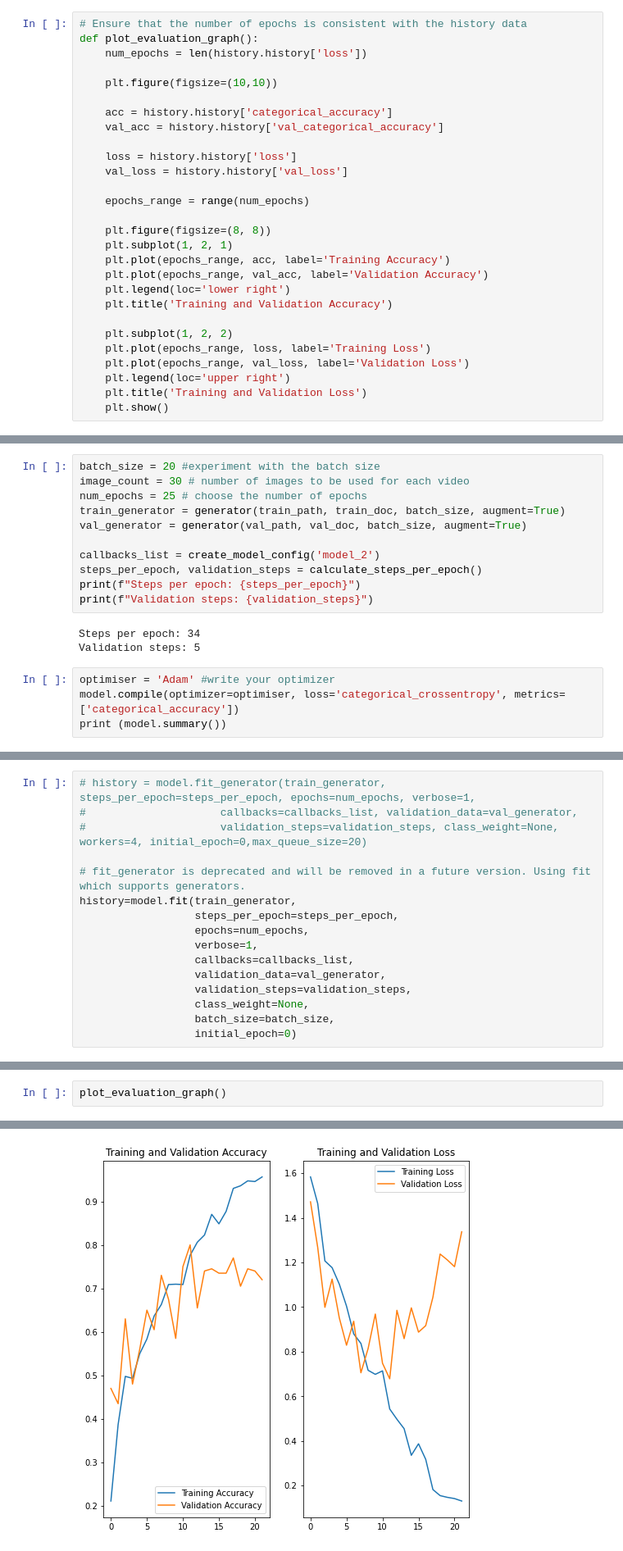
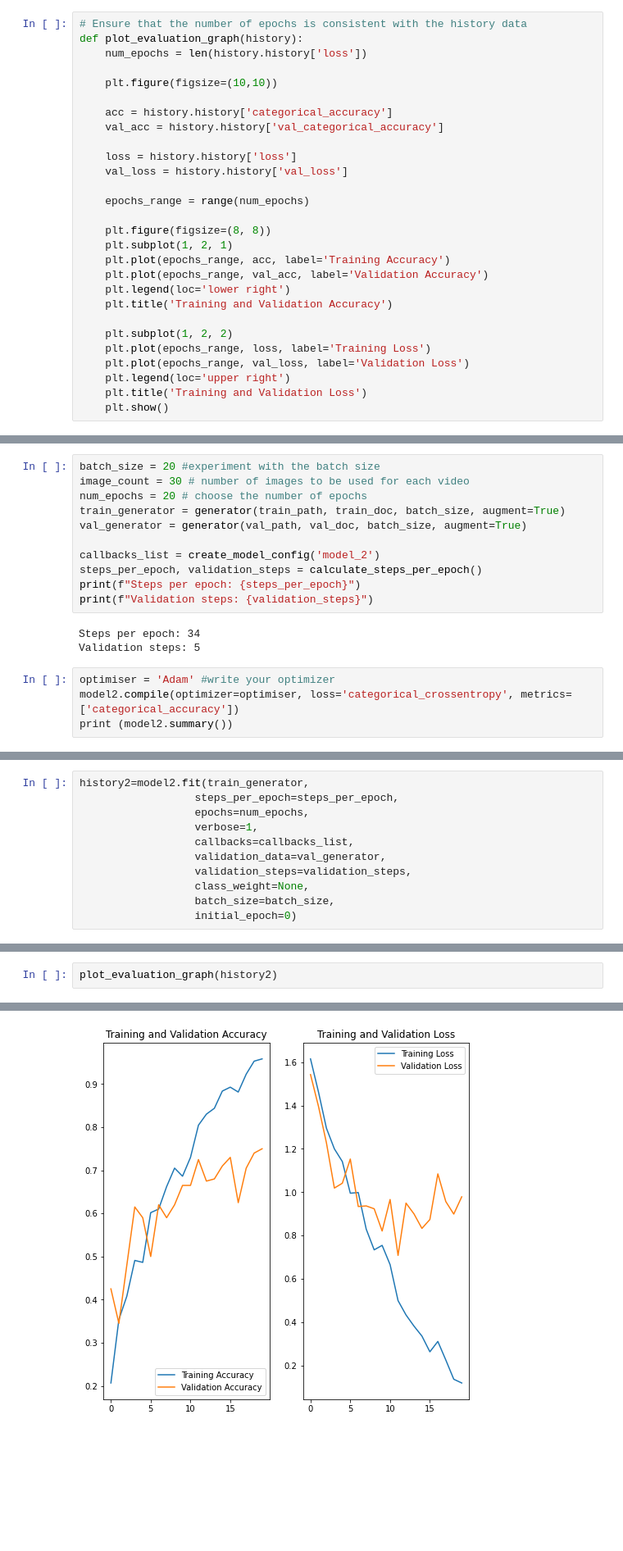
Before and after one commit to davisvarkey/Gesture_recognition, a Jupyter notebook: Neural_Nets_Project_Starter_Code.ipynb, the cells around one changed output, grey strips where cells are left out. Shown: that part at 82% size. Drawn from its saved outputs; the diff is of its cells as text; blank space fills up the shorter version.

```diff
--- a/Neural_Nets_Project_Starter_Code.ipynb
+++ b/Neural_Nets_Project_Starter_Code.ipynb
@@ -181,7 +183,7 @@ def calculate_steps_per_epoch():
     return steps_per_epoch, validation_steps
 # %%
 # Ensure that the number of epochs is consistent with the history data
-def plot_evaluation_graph():
+def plot_evaluation_graph(history):
     num_epochs = len(history.history['loss'])
 
     plt.figure(figsize=(10,10))
@@ -357,7 +348,7 @@ model.add(Dense(num_classes,activation='softmax'))
 # %%
 batch_size = 20 #experiment with the batch size
 image_count = 30 # number of images to be used for each video
-num_epochs = 25 # choose the number of epochs
+num_epochs = 20 # choose the number of epochs
 train_generator = generator(train_path, train_doc, batch_size, augment=True)
 val_generator = generator(val_path, val_doc, batch_size, augment=True)
 
@@ -370,6 +361,6 @@ Steps per epoch: 34
 Validation steps: 5
 # %%
 optimiser = 'Adam' #write your optimizer
-model.compile(optimizer=optimiser, loss='categorical_crossentropy', metrics=['categorical_accuracy'])
-print (model.summary())
+model2.compile(optimizer=optimiser, loss='categorical_crossentropy', metrics=['categorical_accuracy'])
+print (model2.summary())
 # %% [output]
@@ -391,12 +382,7 @@ Non-trainable params: 0
 _________________________________________________________________
 None
 # %%
-# history = model.fit_generator(train_generator, steps_per_epoch=steps_per_epoch, epochs=num_epochs, verbose=1,
-#                     callbacks=callbacks_list, validation_data=val_generator,
-#                     validation_steps=validation_steps, class_weight=None, workers=4, initial_epoch=0,max_queue_size=20)
-
-# fit_generator is deprecated and will be removed in a future version. Using fit which supports generators.
-history=model.fit(train_generator,
+history2=model2.fit(train_generator,
                   steps_per_epoch=steps_per_epoch,
                   epochs=num_epochs,
                   verbose=1,
@@ -427,8 +413,8 @@ Epoch 00022: early stopping
 # %%
-plot_evaluation_graph()
+plot_evaluation_graph(history2)
 # %% [output]
 <Figure size 720x720 with 0 Axes>
-[figure, old version]
+[figure, new version]
 # %% [markdown]
 ### Thrid Experiment - Conv3D with Data Augmentation and additional Layer
 # %%
```
Also changed, not shown: parts of 30 cells of this notebook, 1 other file.
